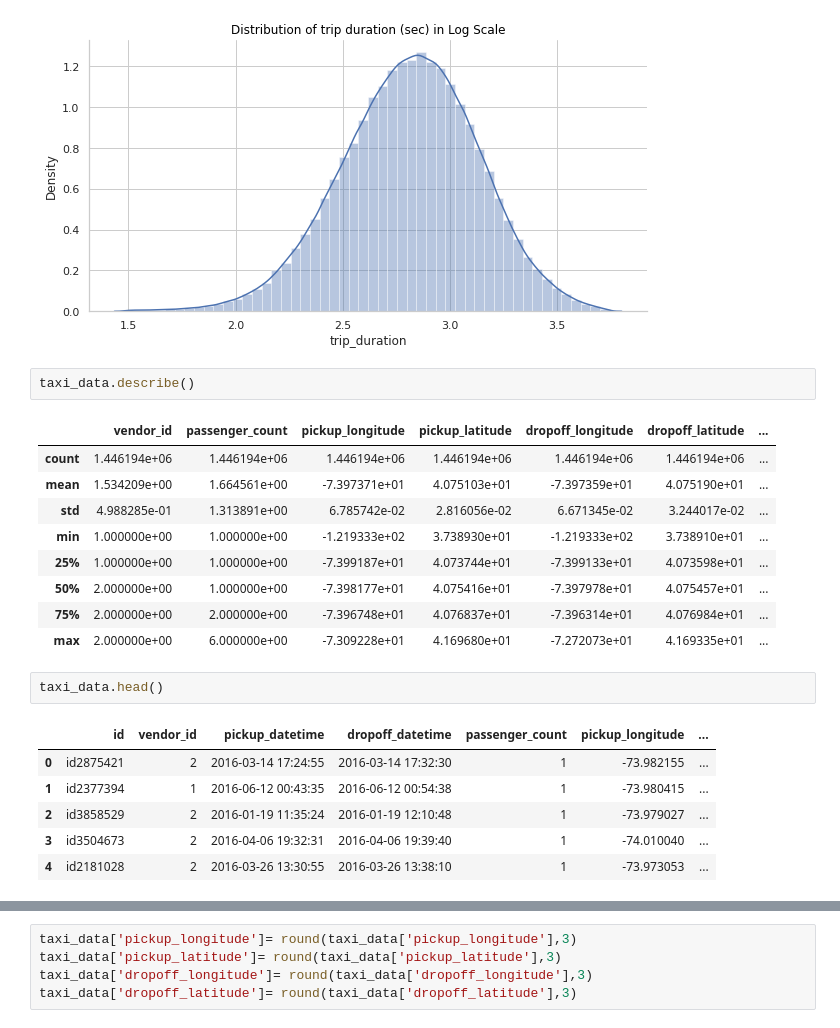
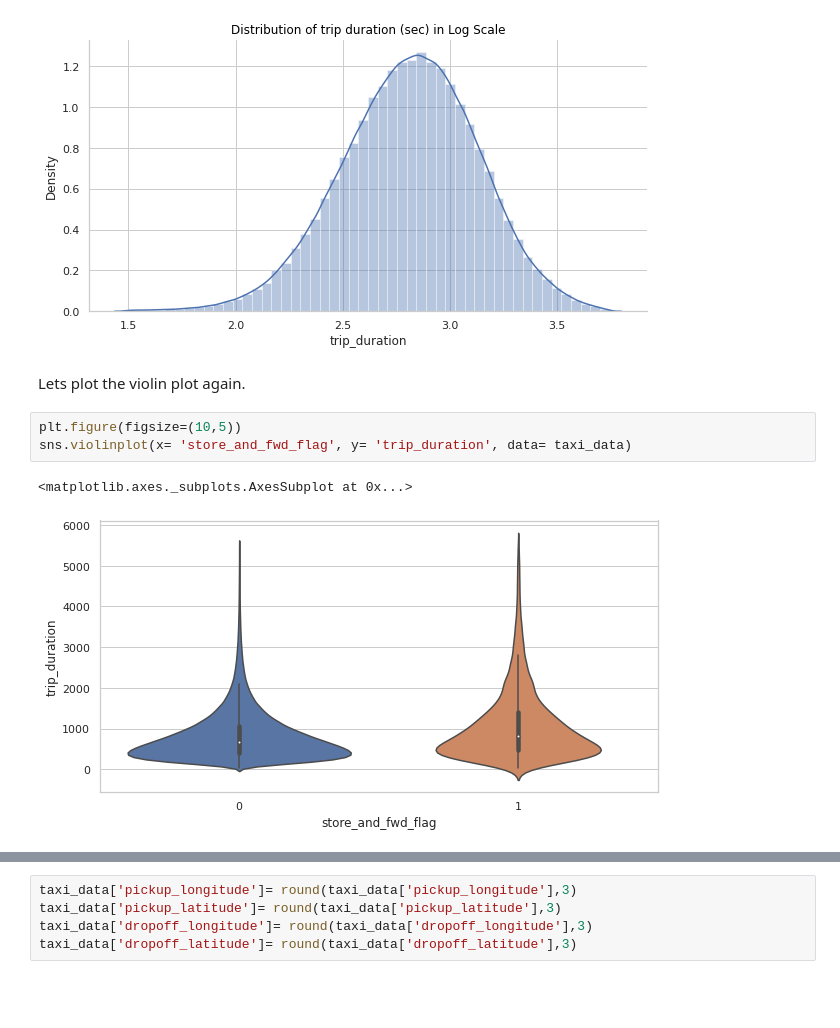
Before and after one commit to indrochoco/NYC-Taxi-prediction, a Jupyter notebook: taxi_time_prediction_new.ipynb, the cells around one changed output, grey strips where cells are left out. Cells and saved outputs as stored; diff of their text form; blank space fills up the shorter version.

```diff
--- a/taxi_time_prediction_new.ipynb
+++ b/taxi_time_prediction_new.ipynb
@@ -454,24 +467,11 @@ plt.title("Distribution of trip duration (sec) in Log Scale")
 # %% [output]
 Text(0.5, 1.0, 'Distribution of trip duration (sec) in Log Scale')
 [figure]
-# %%
-taxi_data.describe()
-# %% [output]
-|  | vendor_id | passenger_count | pickup_longitude | pickup_latitude | dropoff_longitude | dropoff_latitude | ... |
-| count | 1.446194e+06 | 1.446194e+06 | 1.446194e+06 | 1.446194e+06 | 1.446194e+06 | 1.446194e+06 | ... |
-| mean | 1.534209e+00 | 1.664561e+00 | -7.397371e+01 | 4.075103e+01 | -7.397359e+01 | 4.075190e+01 | ... |
-| std | 4.988285e-01 | 1.313891e+00 | 6.785742e-02 | 2.816056e-02 | 6.671345e-02 | 3.244017e-02 | ... |
-| min | 1.000000e+00 | 1.000000e+00 | -1.219333e+02 | 3.738930e+01 | -1.219333e+02 | 3.738910e+01 | ... |
-| 25% | 1.000000e+00 | 1.000000e+00 | -7.399187e+01 | 4.073744e+01 | -7.399133e+01 | 4.073598e+01 | ... |
-| 50% | 2.000000e+00 | 1.000000e+00 | -7.398177e+01 | 4.075416e+01 | -7.397978e+01 | 4.075457e+01 | ... |
-| 75% | 2.000000e+00 | 2.000000e+00 | -7.396748e+01 | 4.076837e+01 | -7.396314e+01 | 4.076984e+01 | ... |
-| max | 2.000000e+00 | 6.000000e+00 | -7.309228e+01 | 4.169680e+01 | -7.272073e+01 | 4.169335e+01 | ... |
-# %%
-taxi_data.head()
-# %% [output]
-|  | id | vendor_id | pickup_datetime | dropoff_datetime | passenger_count | pickup_longitude | ... |
-| 0 | id2875421 | 2 | 2016-03-14 17:24:55 | 2016-03-14 17:32:30 | 1 | -73.982155 | ... |
-| 1 | id2377394 | 1 | 2016-06-12 00:43:35 | 2016-06-12 00:54:38 | 1 | -73.980415 | ... |
-| 2 | id3858529 | 2 | 2016-01-19 11:35:24 | 2016-01-19 12:10:48 | 1 | -73.979027 | ... |
-| 3 | id3504673 | 2 | 2016-04-06 19:32:31 | 2016-04-06 19:39:40 | 1 | -74.010040 | ... |
-| 4 | id2181028 | 2 | 2016-03-26 13:30:55 | 2016-03-26 13:38:10 | 1 | -73.973053 | ... |
+# %% [markdown]
+Lets plot the violin plot again.
+# %%
+plt.figure(figsize=(10,5))
+sns.violinplot(x= 'store_and_fwd_flag', y= 'trip_duration', data= taxi_data)
+# %% [output]
+<matplotlib.axes._subplots.AxesSubplot at 0x...>
+[figure, added]
```
Also changed, not shown: parts of 191 cells of this notebook.
